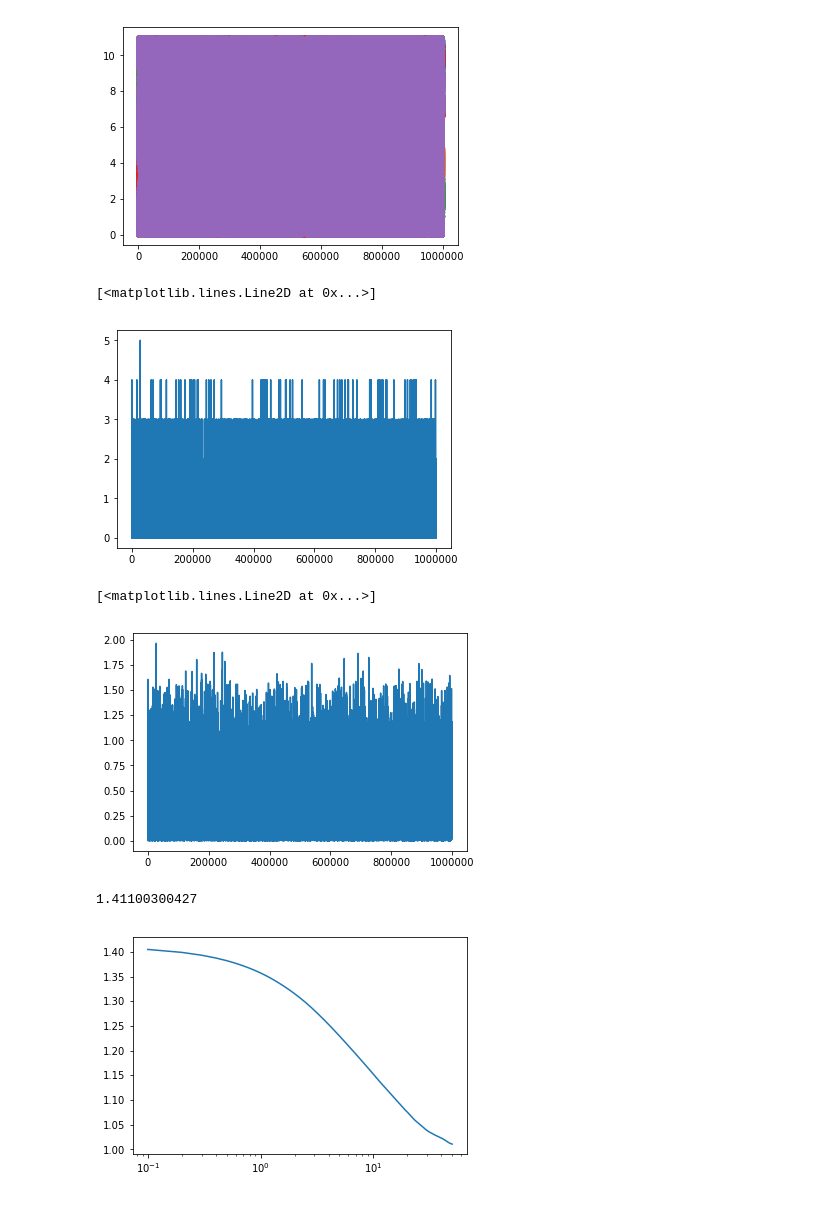
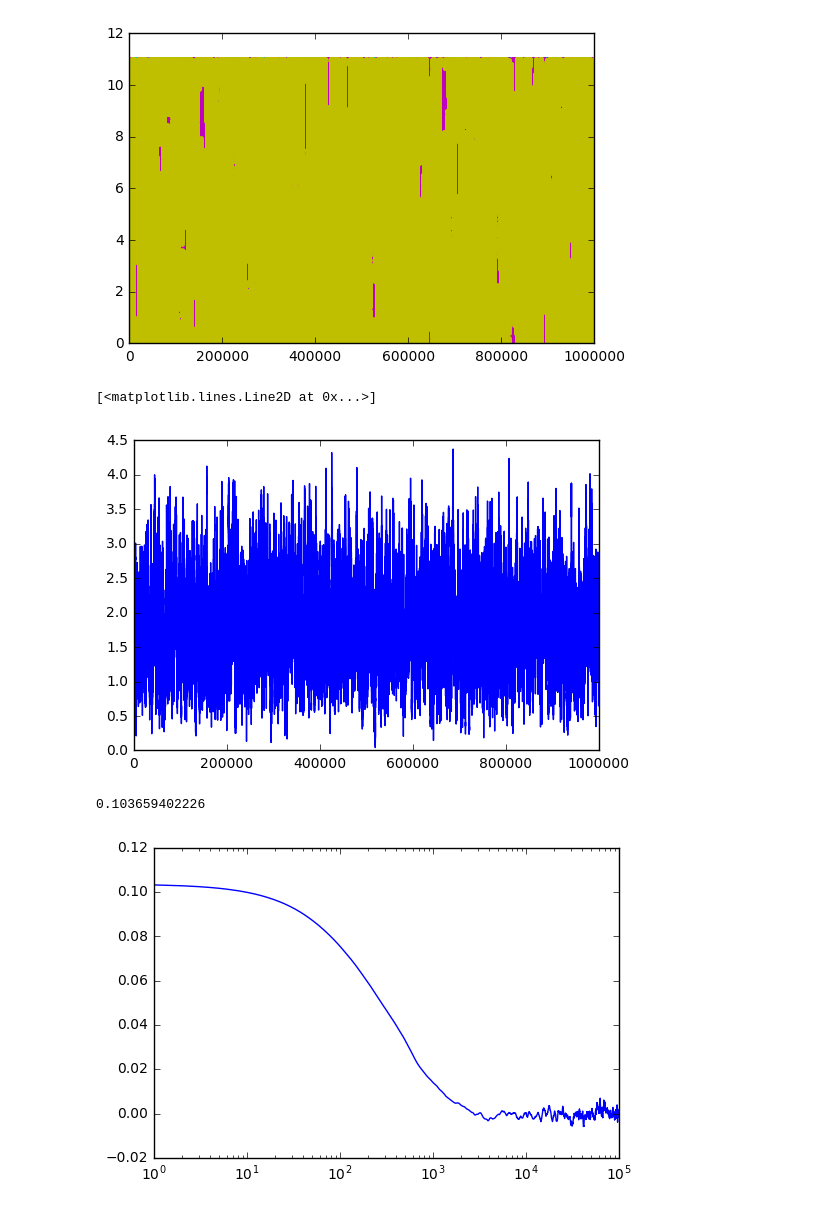
Before and after one commit to hstrey/FCS-simulations, a Jupyter notebook: Brownian simulation Gaussian beam.ipynb, the cells around one changed output. Cells and saved outputs as stored; diff of their text form; code cells hidden in the pictures.

```diff
--- a/Brownian simulation Gaussian beam.ipynb
+++ b/Brownian simulation Gaussian beam.ipynb
@@ -4,12 +4,12 @@ import numpy as np
 import matplotlib.pyplot as plt
 import lmfit as lm
 # %%
-dt = 0.1
+dt = 0.05
 D = 1.0
 L = 11.0
 xl = 5.0
 xr = 6.0
-N = 5
+N = 20
 length = 1000000
 # %%
 # generate steps for all particles
@@ -27,15 +27,7 @@ paths = np.mod(np.cumsum(x, axis=1),L)
 for path in paths:
     plt.plot(path,".")
 # %% [output]
-[figure, old version]
+[figure, new version]
-# %%
-# plot the number of particles in between xl and xr
-inbox = np.logical_and(xl<paths,paths<xr)
-intensity = np.sum(inbox, axis=0)
-plt.plot(intensity)
-# %% [output]
-[<matplotlib.lines.Line2D at 0x...>]
-[figure, removed]
 # %%
 # place a Gaussian illumination at x=5.5 with unit variance
 from scipy.stats import norm
@@ -45,19 +39,19 @@ intensity = np.sum(intensity, axis=0)
 plt.plot(intensity)
 # %% [output]
 [<matplotlib.lines.Line2D at 0x...>]
-[figure, old version]
+[figure, new version]
 # %%
 # calculate autocorrelation function
 f = np.fft.rfft(intensity)
 acf = np.fft.irfft(f * np.conjugate(f))
 acf = np.fft.fftshift(acf) / length
 autocorr = acf[int(length/2):]/intensity.mean()**2
 
-autocorr = autocorr[:500]
-t = np.arange(0,autocorr.size*dt,dt)
+autocorr = autocorr[:100000]-1.0
+t = np.arange(0,autocorr.size)
 plt.semilogx(t,autocorr)
 print(autocorr[0])
 # %% [output]
-1.41100300427
+0.103659402226
-[figure, old version]
+[figure, new version]
 # %%
```
Also changed, not shown: parts of 5 cells of this notebook.
